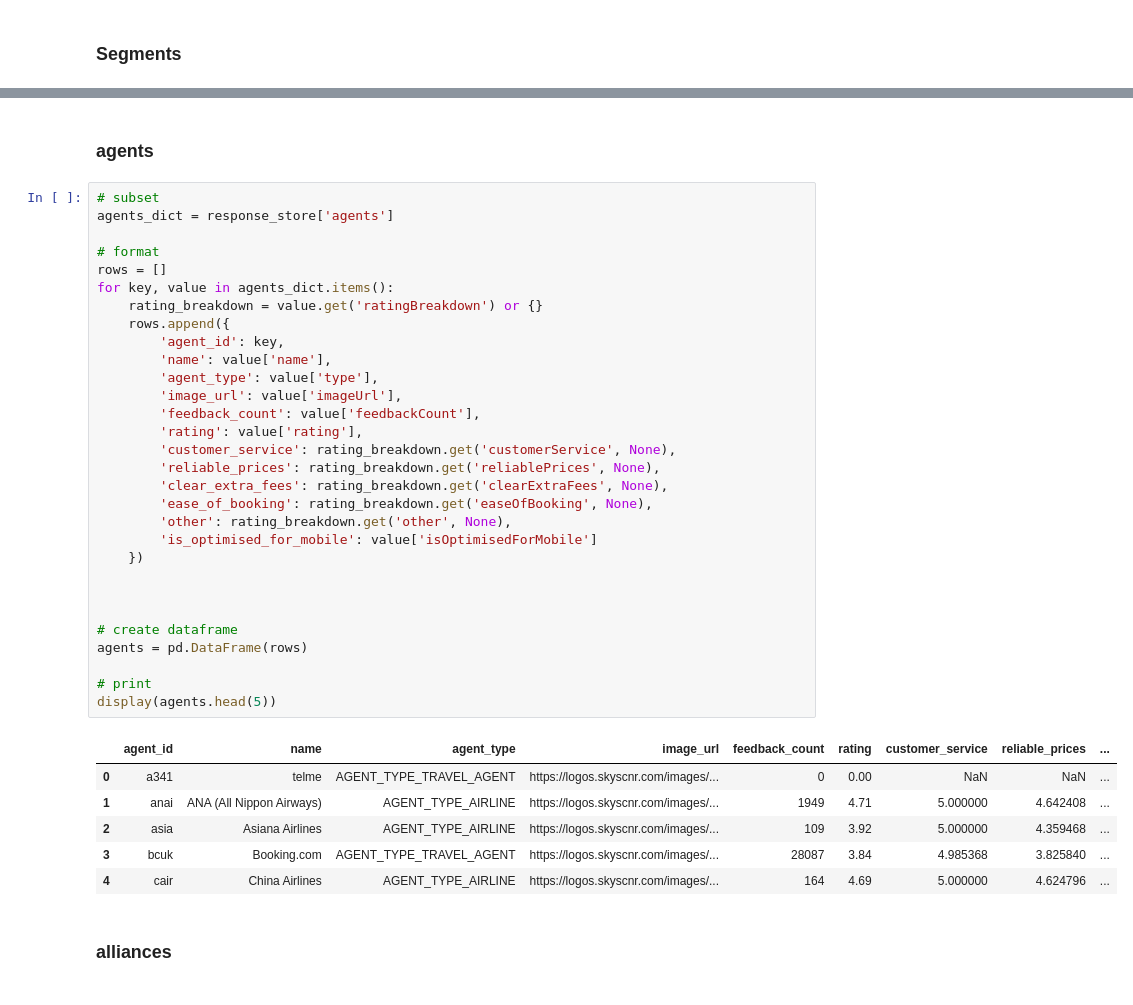
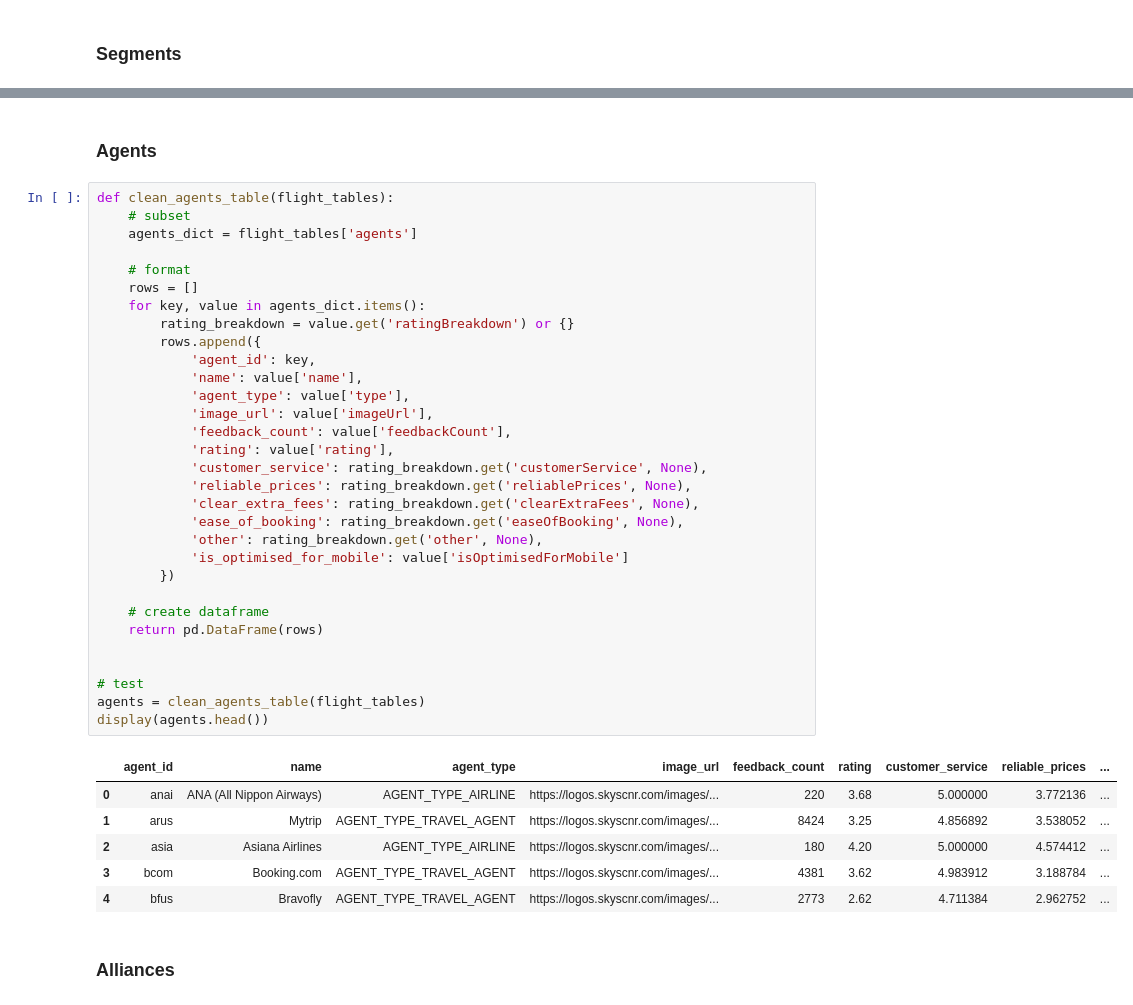
Before and after one commit to vdelimad/tsb-with-reinforcement-learning, a Jupyter notebook: Code/flight_data_gathering.ipynb, the cells around one changed output, grey strips where cells are left out. Drawn from its saved outputs; the diff is of its cells as text.

```diff
--- a/Code/flight_data_gathering.ipynb
+++ b/Code/flight_data_gathering.ipynb
@@ -268,42 +286,43 @@ display(carriers.head(5))
 # %% [markdown]
-### agents
+### Agents
 # %%
-# subset
-agents_dict = response_store['agents']
+def clean_agents_table(flight_tables):
+    # subset
+    agents_dict = flight_tables['agents']
 
-# format
-rows = []
-for key, value in agents_dict.items():
-    rating_breakdown = value.get('ratingBreakdown') or {}
-    rows.append({
-        'agent_id': key,
-        'name': value['name'],
-        'agent_type': value['type'],
-        'image_url': value['imageUrl'],
-        'feedback_count': value['feedbackCount'],
-        'rating': value['rating'],
-        'customer_service': rating_breakdown.get('customerService', None),
-        'reliable_prices': rating_breakdown.get('reliablePrices', None),
-        'clear_extra_fees': rating_breakdown.get('clearExtraFees', None),
-        'ease_of_booking': rating_breakdown.get('easeOfBooking', None),
-        'other': rating_breakdown.get('other', None),
-        'is_optimised_for_mobile': value['isOptimisedForMobile']
-    })
+    # format
+    rows = []
+    for key, value in agents_dict.items():
+        rating_breakdown = value.get('ratingBreakdown') or {}
+        rows.append({
+            'agent_id': key,
+            'name': value['name'],
+            'agent_type': value['type'],
+            'image_url': value['imageUrl'],
+            'feedback_count': value['feedbackCount'],
+            'rating': value['rating'],
+            'customer_service': rating_breakdown.get('customerService', None),
+            'reliable_prices': rating_breakdown.get('reliablePrices', None),
+            'clear_extra_fees': rating_breakdown.get('clearExtraFees', None),
+            'ease_of_booking': rating_breakdown.get('easeOfBooking', None),
+            'other': rating_breakdown.get('other', None),
+            'is_optimised_for_mobile': value['isOptimisedForMobile']
+        })
+
+    # create dataframe
+    return pd.DataFrame(rows)
 
 
-
-# create dataframe
-agents = pd.DataFrame(rows)
-
-# print
-display(agents.head(5))
+# test
+agents = clean_agents_table(flight_tables)
+display(agents.head())
 # %% [output]
 |  | agent_id | name | agent_type | image_url | feedback_count | rating | customer_service | reliable_prices | ... |
-| 0 | a341 | telme | AGENT_TYPE_TRAVEL_AGENT | https://logos.skyscnr.com/images/... | 0 | 0.00 | NaN | NaN | ... |
-| 1 | anai | ANA (All Nippon Airways) | AGENT_TYPE_AIRLINE | https://logos.skyscnr.com/images/... | 1949 | 4.71 | 5.000000 | 4.642408 | ... |
-| 2 | asia | Asiana Airlines | AGENT_TYPE_AIRLINE | https://logos.skyscnr.com/images/... | 109 | 3.92 | 5.000000 | 4.359468 | ... |
-| 3 | bcuk | Booking.com | AGENT_TYPE_TRAVEL_AGENT | https://logos.skyscnr.com/images/... | 28087 | 3.84 | 4.985368 | 3.825840 | ... |
-| 4 | cair | China Airlines | AGENT_TYPE_AIRLINE | https://logos.skyscnr.com/images/... | 164 | 4.69 | 5.000000 | 4.624796 | ... |
+| 0 | anai | ANA (All Nippon Airways) | AGENT_TYPE_AIRLINE | https://logos.skyscnr.com/images/... | 220 | 3.68 | 5.000000 | 3.772136 | ... |
+| 1 | arus | Mytrip | AGENT_TYPE_TRAVEL_AGENT | https://logos.skyscnr.com/images/... | 8424 | 3.25 | 4.856892 | 3.538052 | ... |
+| 2 | asia | Asiana Airlines | AGENT_TYPE_AIRLINE | https://logos.skyscnr.com/images/... | 180 | 4.20 | 5.000000 | 4.574412 | ... |
+| 3 | bcom | Booking.com | AGENT_TYPE_TRAVEL_AGENT | https://logos.skyscnr.com/images/... | 4381 | 3.62 | 4.983912 | 3.188784 | ... |
+| 4 | bfus | Bravofly | AGENT_TYPE_TRAVEL_AGENT | https://logos.skyscnr.com/images/... | 2773 | 2.62 | 4.711384 | 2.962752 | ... |
 # %% [markdown]
-### alliances
+### Alliances
 # %%
```
Also changed, not shown: parts of 12 cells of this notebook, 14 other files.
